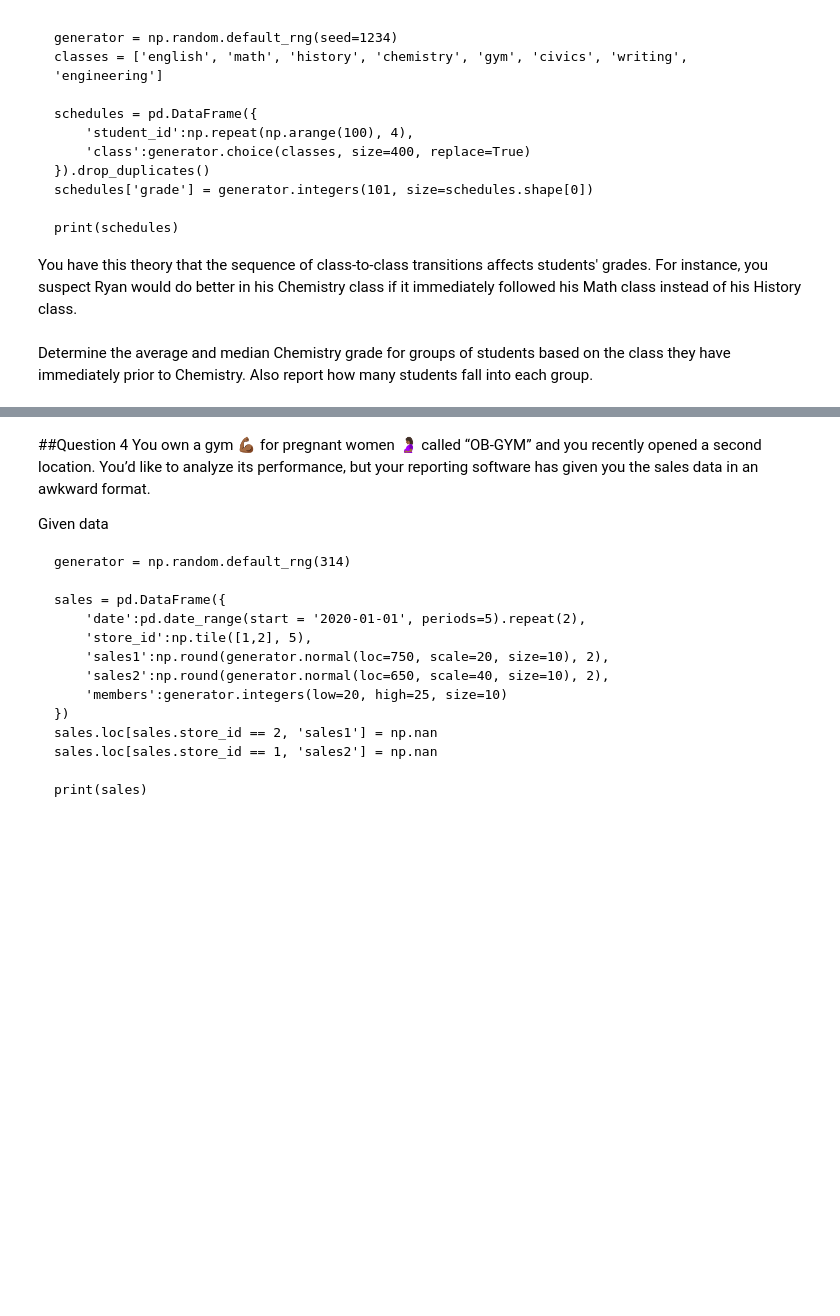
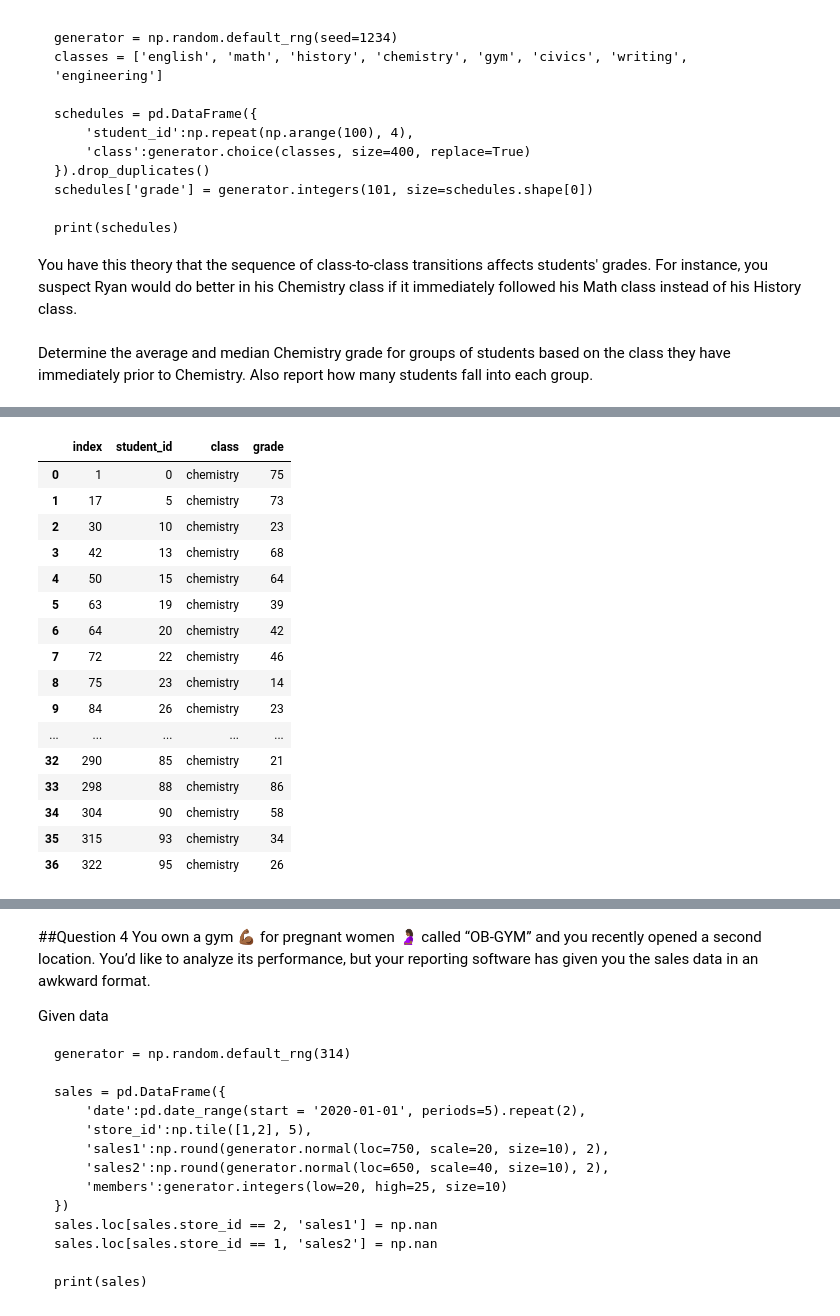
Before and after one commit to Taweechokk/Chok, a Jupyter notebook: Pandas_Exercise_(1).ipynb, the cells around one changed output, grey strips where cells are left out. Saved outputs shown, nothing was run; the diff lists cells and outputs as text; code cells hidden in the pictures; blank space fills up the shorter version.

```diff
--- a/Pandas_Exercise_(1).ipynb
+++ b/Pandas_Exercise_(1).ipynb
@@ -1637,0 +1925,13 @@ Determine the average and median Chemistry grade for groups of students based on
+# %%
+#create dataframe
+generator = np.random.default_rng(seed=1234)
+classes = ['english', 'math', 'history', 'chemistry', 'gym', 'civics',
+'writing', 'engineering']
+schedules = pd. DataFrame({
+'student_id':np.repeat(np.arange(100), 4),
+'class':generator.choice(classes, size=400, replace=True)
+}).drop_duplicates()
+schedules['grade'] = generator.integers(101, size=schedules.shape[0])
+print(schedules)
+#display result
+print(schedules)
@@ -1637,0 +1956,4 @@ Determine the average and median Chemistry grade for groups of students based on
+# %%
+#reset index and assign in new dataframe
+sch_new = schedules.reset_index(drop=True)
+sch_new
@@ -1637,0 +1978,22 @@ Determine the average and median Chemistry grade for groups of students based on
+# %%
+ #select row of chemical class
+chem = sch_new[sch_new['class'] == 'chemistry' ].reset_index()
+chem
+# %% [output]
+|  | index | student_id | class | grade |
+| 0 | 1 | 0 | chemistry | 75 |
+| 1 | 17 | 5 | chemistry | 73 |
+| 2 | 30 | 10 | chemistry | 23 |
+| 3 | 42 | 13 | chemistry | 68 |
+| 4 | 50 | 15 | chemistry | 64 |
+| 5 | 63 | 19 | chemistry | 39 |
+| 6 | 64 | 20 | chemistry | 42 |
+| 7 | 72 | 22 | chemistry | 46 |
+| 8 | 75 | 23 | chemistry | 14 |
+| 9 | 84 | 26 | chemistry | 23 |
+| ... | ... | ... | ... | ... |
+| 32 | 290 | 85 | chemistry | 21 |
+| 33 | 298 | 88 | chemistry | 86 |
+| 34 | 304 | 90 | chemistry | 58 |
+| 35 | 315 | 93 | chemistry | 34 |
+| 36 | 322 | 95 | chemistry | 26 |
```
Also changed, not shown: parts of 75 cells of this notebook.
